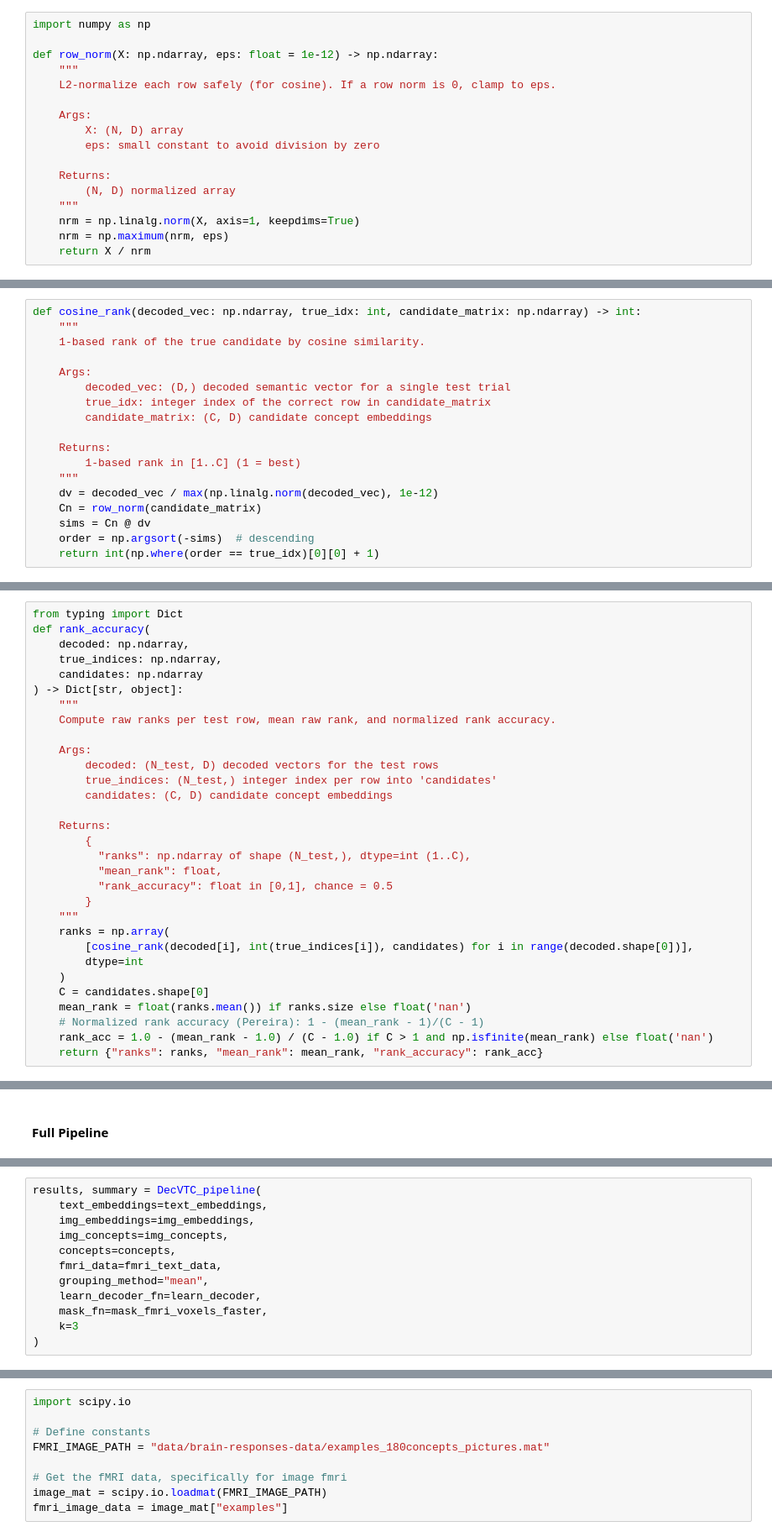
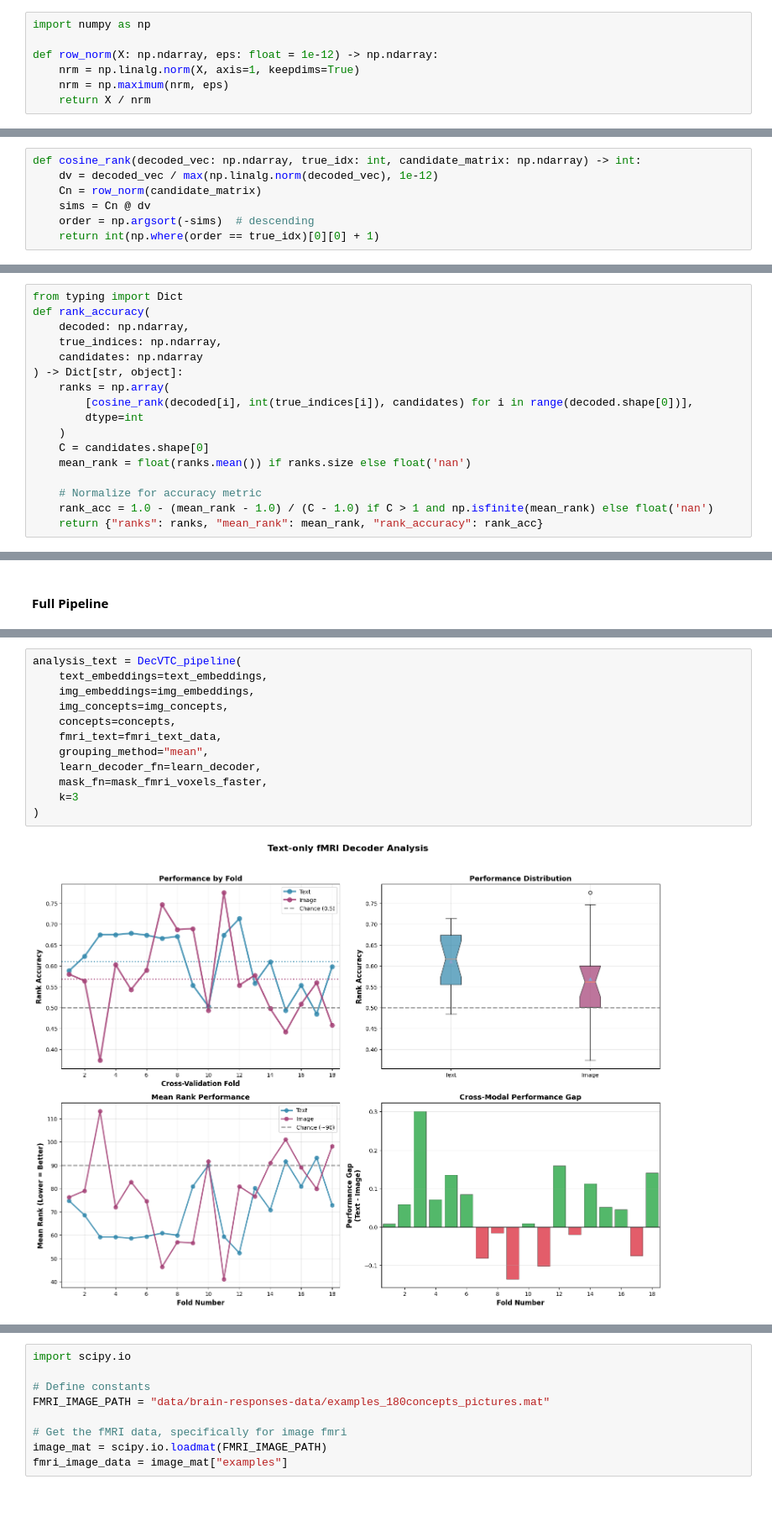
Before and after one commit to Parzibal-dev/fmri-CLIP-decoder, a Jupyter notebook: text_to_clip.ipynb, the cells around one changed output, grey strips where cells are left out. Shown: that part at 84% size. Cells and saved outputs as stored; diff of their text form; blank space fills up the shorter version.

```diff
--- a/text_to_clip.ipynb
+++ b/text_to_clip.ipynb
@@ -174,16 +184,6 @@ For `epsilon`, we'll set it to avoid dividing a vector by zero (the original row
 import numpy as np
 
 def row_norm(X: np.ndarray, eps: float = 1e-12) -> np.ndarray:
-    """
-    L2-normalize each row safely (for cosine). If a row norm is 0, clamp to eps.
-
-    Args:
-        X: (N, D) array
-        eps: small constant to avoid division by zero
-
-    Returns:
-        (N, D) normalized array
-    """
     nrm = np.linalg.norm(X, axis=1, keepdims=True)
     nrm = np.maximum(nrm, eps)
     return X / nrm
@@ -537,16 +428,5 @@ This yields a score in [0, 1] with chance = 0.5, and 1.0 being a perfect decoder
 # %%
 def cosine_rank(decoded_vec: np.ndarray, true_idx: int, candidate_matrix: np.ndarray) -> int:
-    """
-    1-based rank of the true candidate by cosine similarity.
-
-    Args:
-        decoded_vec: (D,) decoded semantic vector for a single test trial
-        true_idx: integer index of the correct row in candidate_matrix
-        candidate_matrix: (C, D) candidate concept embeddings
-
-    Returns:
-        1-based rank in [1..C] (1 = best)
-    """
     dv = decoded_vec / max(np.linalg.norm(decoded_vec), 1e-12)
     Cn = row_norm(candidate_matrix)
     sims = Cn @ dv
@@ -563,28 +445,14 @@ def rank_accuracy(
     true_indices: np.ndarray,
     candidates: np.ndarray
 ) -> Dict[str, object]:
-    """
-    Compute raw ranks per test row, mean raw rank, and normalized rank accuracy.
-
-    Args:
-        decoded: (N_test, D) decoded vectors for the test rows
-        true_indices: (N_test,) integer index per row into 'candidates'
-        candidates: (C, D) candidate concept embeddings
-
-    Returns:
-        {
-          "ranks": np.ndarray of shape (N_test,), dtype=int (1..C),
-          "mean_rank": float,
-          "rank_accuracy": float in [0,1], chance = 0.5
-        }
-    """
     ranks = np.array(
         [cosine_rank(decoded[i], int(true_indices[i]), candidates) for i in range(decoded.shape[0])],
         dtype=int
     )
     C = candidates.shape[0]
     mean_rank = float(ranks.mean()) if ranks.size else float('nan')
-    # Normalized rank accuracy (Pereira): 1 - (mean_rank - 1)/(C - 1)
+
+    # Normalize for accuracy metric
     rank_acc = 1.0 - (mean_rank - 1.0) / (C - 1.0) if C > 1 and np.isfinite(mean_rank) else float('nan')
     return {"ranks": ranks, "mean_rank": mean_rank, "rank_accuracy": rank_acc}
 # %% [markdown]
@@ -881,12 +1110,14 @@ def DecVTC_pipeline(
 # %%
-results, summary = DecVTC_pipeline(
+analysis_text = DecVTC_pipeline(
     text_embeddings=text_embeddings,
     img_embeddings=img_embeddings,
     img_concepts=img_concepts,
     concepts=concepts,
-    fmri_data=fmri_text_data,
+    fmri_text=fmri_text_data,
     grouping_method="mean",
     learn_decoder_fn=learn_decoder,
     mask_fn=mask_fmri_voxels_faster,
     k=3
 )
+# %% [output]
+[figure, added]
```
Also changed, not shown: parts of 54 cells of this notebook.
